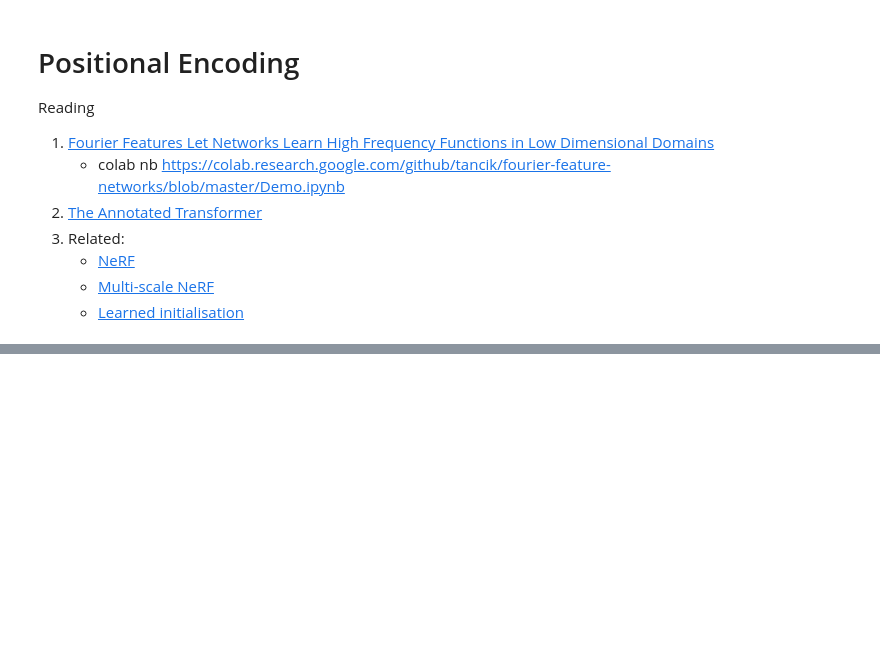
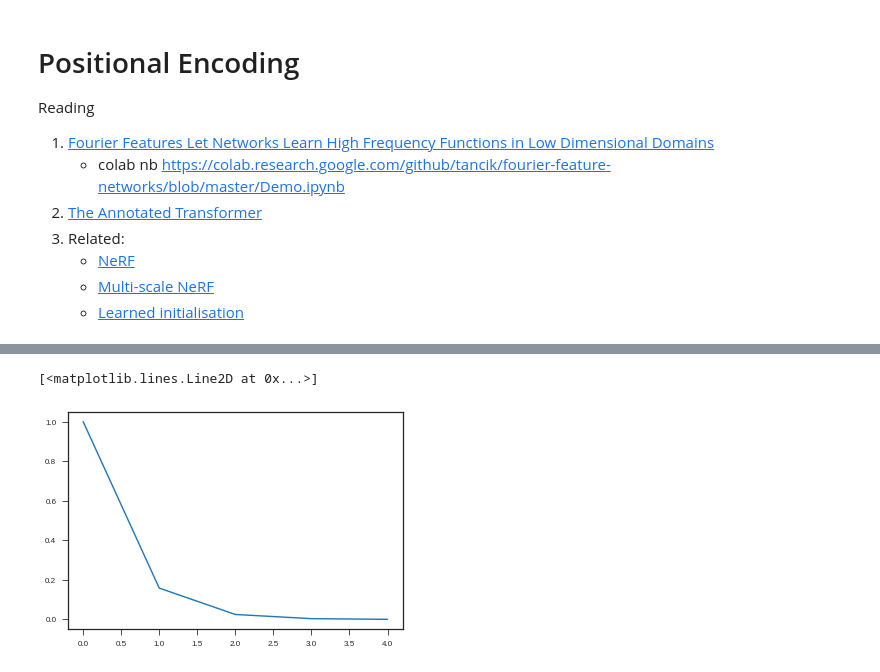
Before and after one commit to mshagirov/simgnn, a Jupyter notebook: nbs/4_tension_sim2real_posenc.ipynb, the cells around one changed output, grey strips where cells are left out. Saved outputs shown, nothing was run; the diff lists cells and outputs as text; code cells hidden in the pictures; blank space fills up the shorter version.

```diff
--- a/nbs/4_tension_sim2real_posenc.ipynb
+++ b/nbs/4_tension_sim2real_posenc.ipynb
@@ -200,0 +216,5 @@ CellData(cell2node_index=[2, 480], cell_pressures=[80], edge_attr=[550, 17], edg
+# %%
+plt.plot(t)
+# %% [output]
+[<matplotlib.lines.Line2D at 0x...>]
+[figure, added]
```
Also changed, not shown: parts of 7 cells of this notebook.
